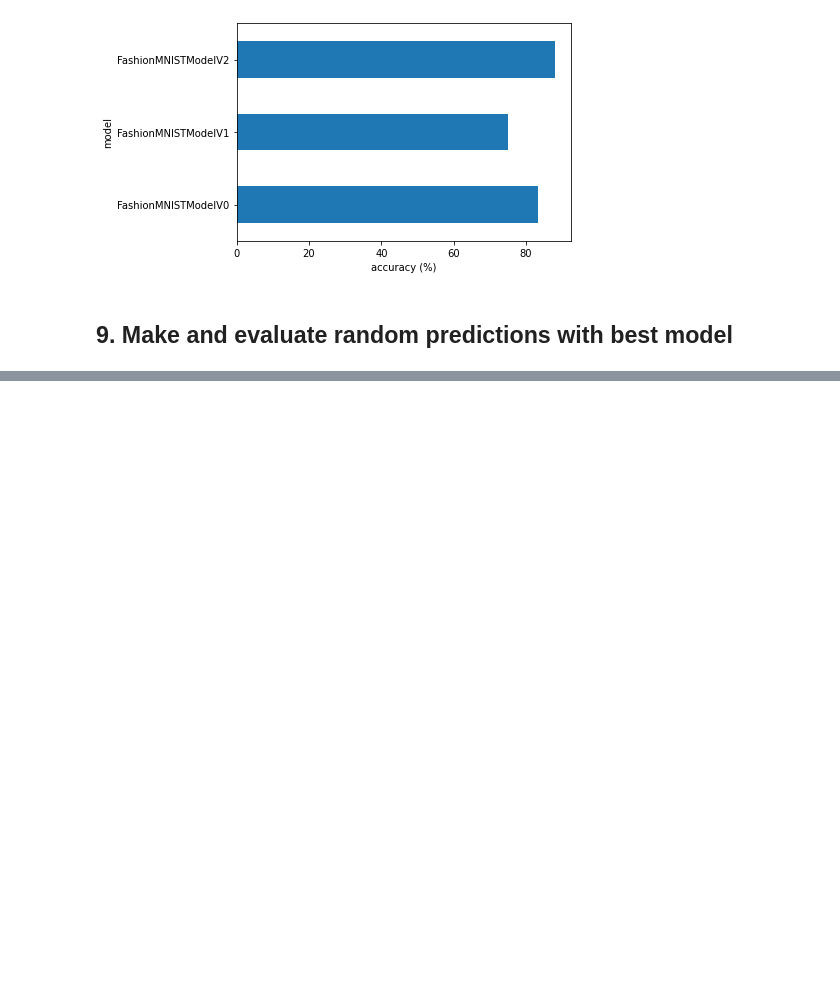
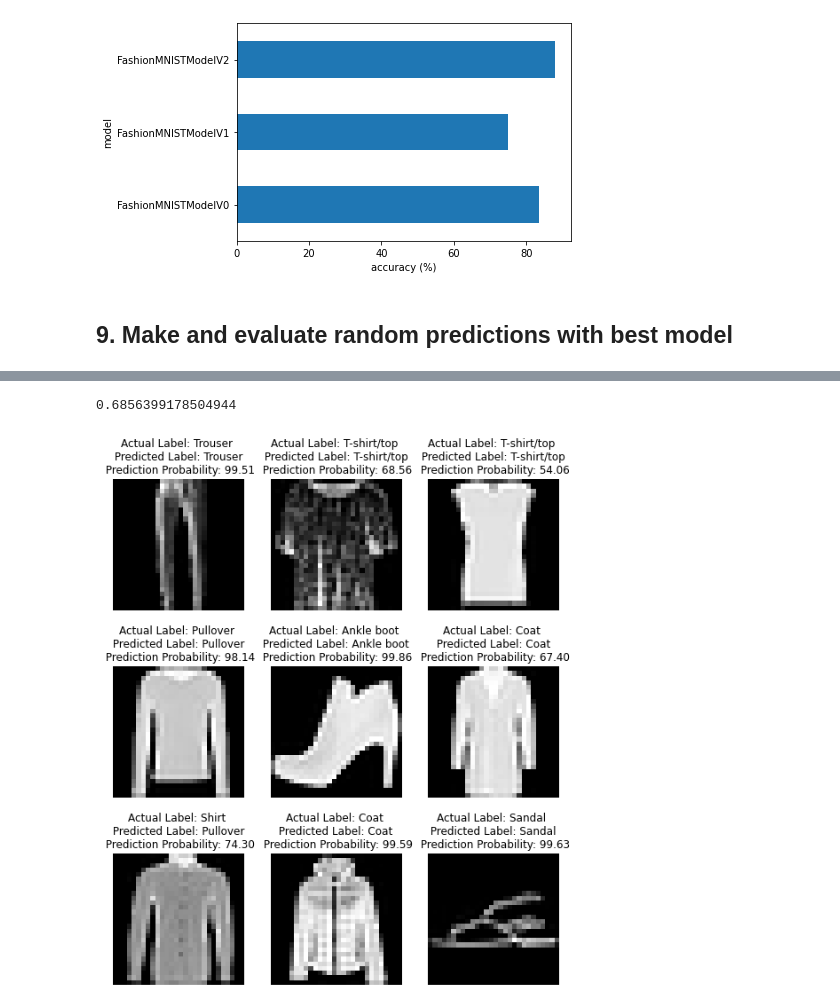
Before and after one commit to smbonilla/learningPyTorch, a Jupyter notebook: 03_pyTorchComputerVision.ipynb, the cells around one changed output, grey strips where cells are left out. Drawn from its saved outputs; the diff is of its cells as text; code cells hidden in the pictures; blank space fills up the shorter version.

```diff
--- a/03_pyTorchComputerVision.ipynb
+++ b/03_pyTorchComputerVision.ipynb
@@ -925,0 +955,37 @@ plt.ylabel("model");
+# %%
+# Make Predictions
+predProbs = makePredictions(model=model2,
+                            data=testSamples)
+
+# Convert to prediction labels
+predClasses = predProbs.argmax(dim=1)
+predMax = predProbs.max(dim=1).values
+predMax[1].item()
+# %% [output]
+0.6856399178504944
+# %%
+# visualizing random subset of data and predictions
+def plotRandomPredictions(testSamples: list,
+                          testLabels: list,
+                          classNames: list,
+                          predClasses: torch.tensor,
+                          predMax: torch.tensor):
+
+  fig = plt.figure(figsize=(9,11))
+  rows,cols = 3,3
+
+  for i in range(1,rows*cols+1):
+
+    #fig.add_subplot(rows,cols,i+1)
+    fig.add_subplot(rows,cols,i);
+    plt.imshow(testSamples[i-1].squeeze(),cmap="gray")
+    plt.title(f"Actual Label: {classNames[testLabels[i-1]]} \n Predicted Label: {classNames[predClasses[i-1]]} \n Prediction Probability: {predMax[i-1].item()*100:.2f}")
+    plt.axis(False)
+# %%
+plotRandomPredictions(testSamples=testSamples,
+                      testLabels=testLabels,
+                      classNames=classNames,
+                      predClasses=predClasses,
+                      predMax=predMax)
+# %% [output]
+[figure, added]
```
Also changed, not shown: parts of 28 cells of this notebook.
